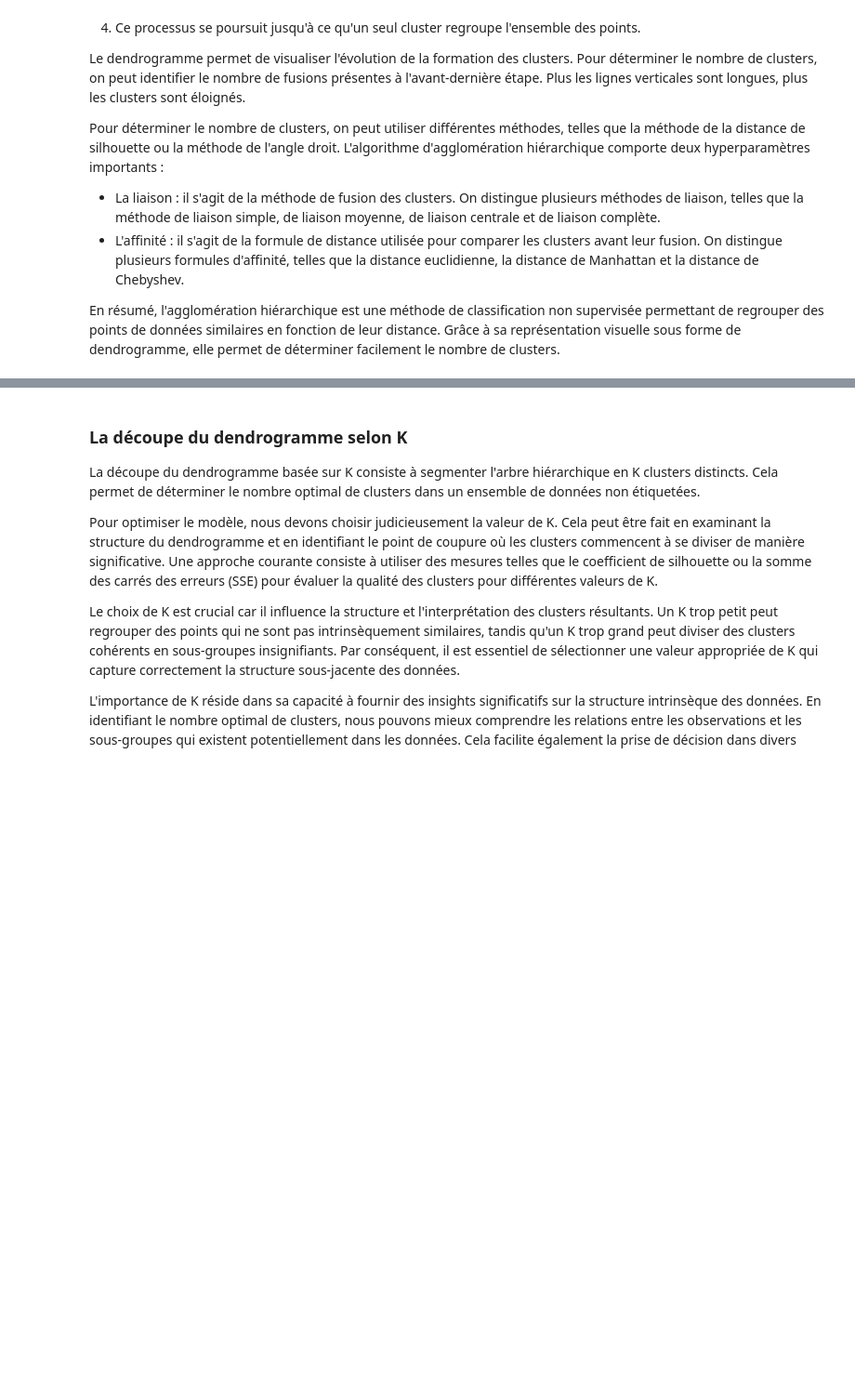
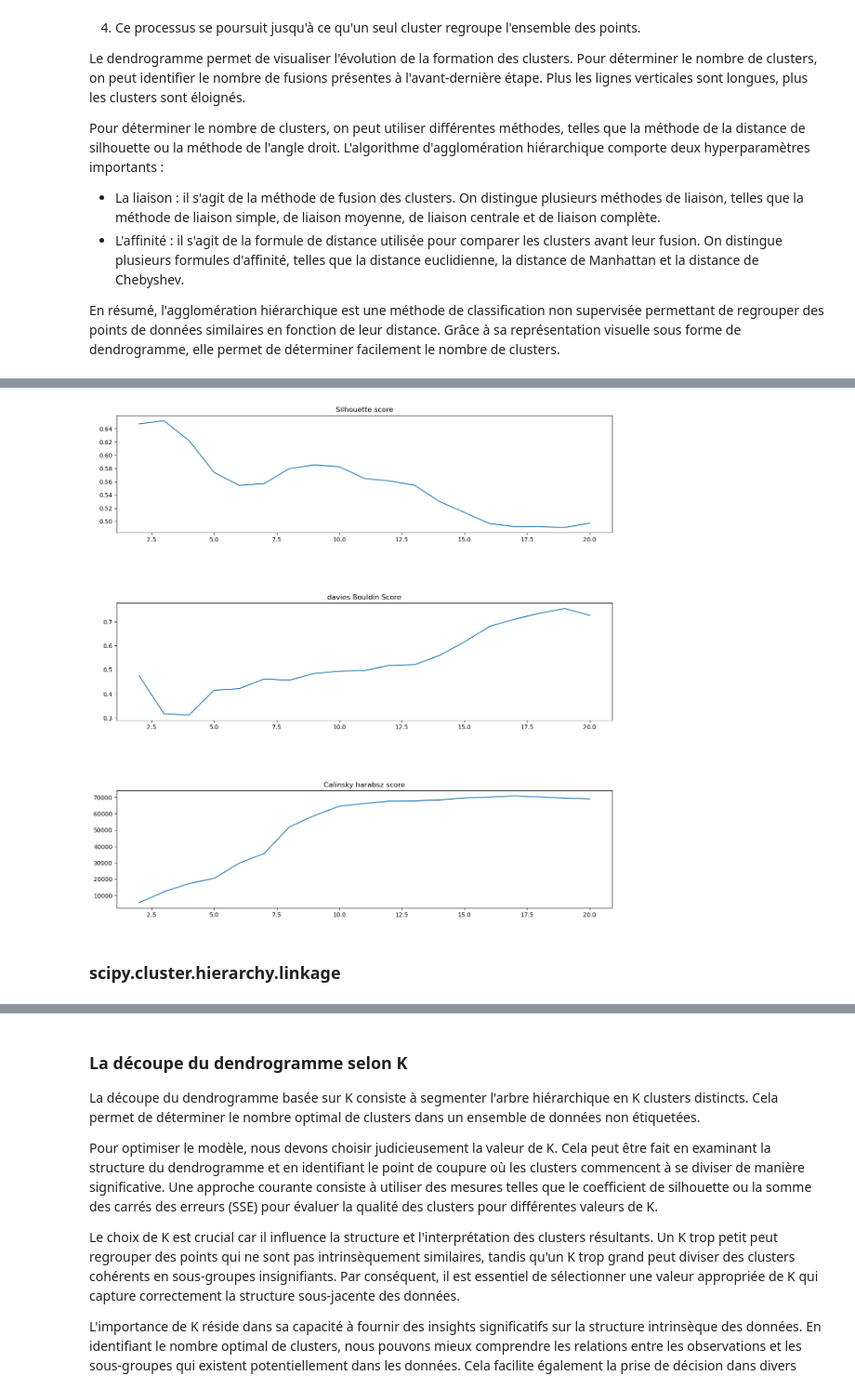
Before and after one commit to ImadElMaftouhi/Projet_dataMining, a Jupyter notebook: clustering.ipynb, the cells around one changed output, grey strips where cells are left out. Shown at 93% size. Drawn from its saved outputs; the diff is of its cells as text; code cells hidden in the pictures; blank space fills up the shorter version.

```diff
--- a/clustering.ipynb
+++ b/clustering.ipynb
@@ -762 +896,22 @@ plt.show()
+# %%
+plt.figure(figsize = (15,15))
+plt.subplots_adjust(hspace=0.6)
+
+plt.subplot(3,1,1)
+plt.title('Silhouette score')
+sns.lineplot(x = range(2,21), y = silhouetteScore)
+
+plt.subplot(3,1,2)
+plt.title('davies Bouldin Score')
+sns.lineplot(x = range(2,21), y = daviesBouldinScore)
+
+plt.subplot(3,1,3)
+plt.title('Calinsky harabsz score')
+sns.lineplot(x = range(2,21), y = calinskyHarabaszScore)
+
+plt.show()
+# %% [output]
+[figure, added]
+# %% [markdown]
+### scipy.cluster.hierarchy.linkage
 # %% [markdown]
```
Also changed, not shown: parts of 34 cells of this notebook.
